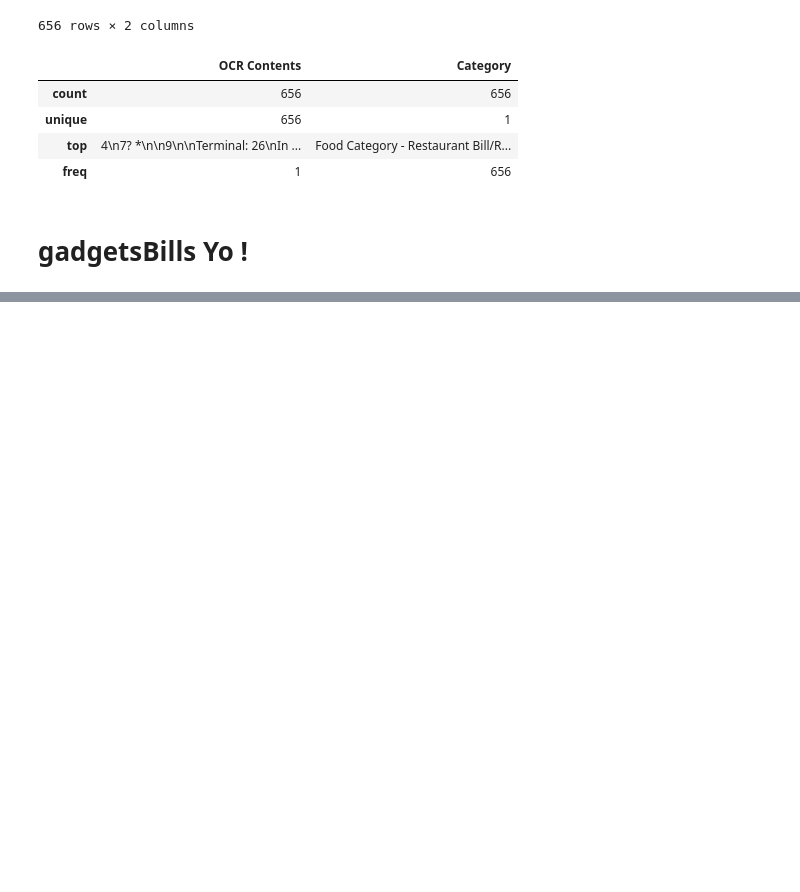
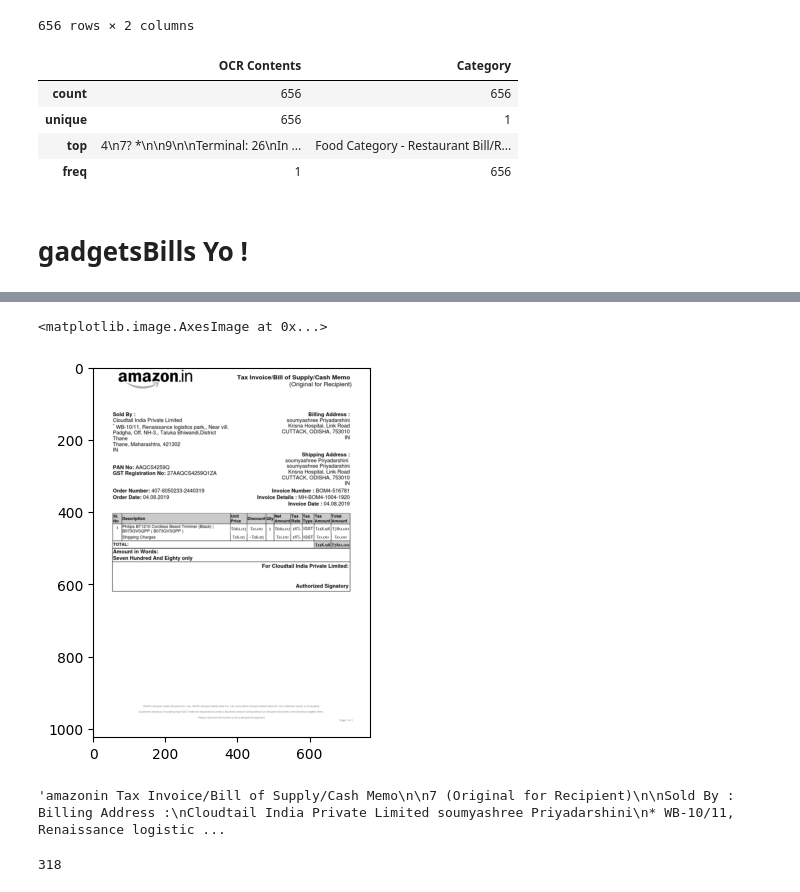
Before and after one commit to Sid-047/LMstuff, a Jupyter notebook: dataStuff/dataSampling/samplingStuff.ipynb, the cells around one changed output, grey strips where cells are left out. Saved outputs shown, nothing was run; the diff lists cells and outputs as text; code cells hidden in the pictures; blank space fills up the shorter version.

Commit message:
Updated gadgetsBills codeBase

```diff
--- a/dataStuff/dataSampling/samplingStuff.ipynb
+++ b/dataStuff/dataSampling/samplingStuff.ipynb
@@ -719,3 +719,6 @@ jsonData = df.to_json('jsonStuff/restaurantBills.json')
 jsonData
 # %% [markdown]
 # gadgetsBills Yo !
+# %%
+imgFiles = glob.glob("clsData/gadgetsBills/*.png")
+imgFiles
@@ -721,0 +743,3 @@ jsonData
+# %%
+imgName = imgFiles[1]
+imgName
@@ -721,0 +748,3 @@ jsonData
+# %%
+img = cv2.imread(imgName, 0)
+img
@@ -721,0 +759,10 @@ jsonData
+# %%
+plt.imshow(img, cmap = "grey")
+# %% [output]
+<matplotlib.image.AxesImage at 0x...>
+[figure, added]
+# %%
+txtOut = pytesseract.image_to_string(img)
+txtOut
+# %% [output]
+'amazonin Tax Invoice/Bill of Supply/Cash Memo\n\n7 (Original for Recipient)\n\nSold By : Billing Address :\nCloudtail India Private Limited soumyashree Priyadarshini\n* WB-10/11, Renaissance logistic ...
@@ -721,0 +775,6 @@ jsonData
+# %%
+ocrList = list(set(ocrList)-{''})
+random.shuffle(ocrList)
+len(ocrList)
+# %% [output]
+318
```
Also changed, not shown: parts of 10 cells of this notebook.
